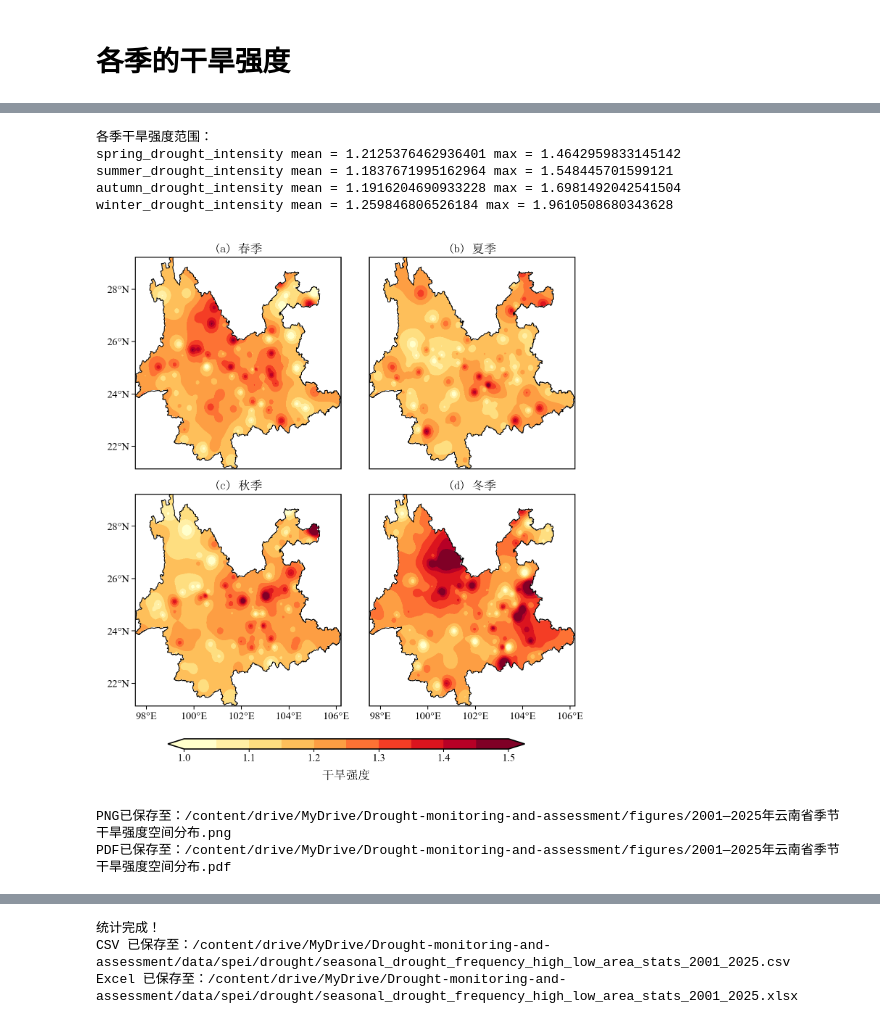
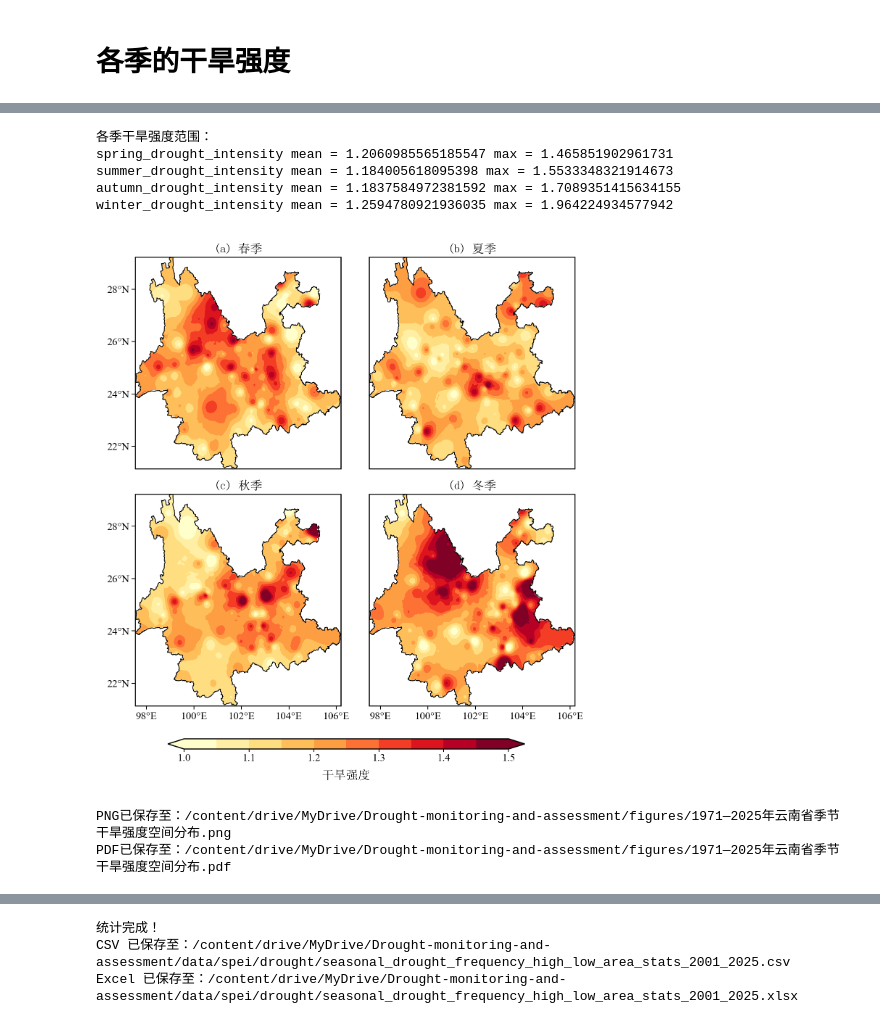
Before and after one commit to hongxu-yn/Drought-monitoring-and-assessment, a Jupyter notebook: src/气象干旱时空格局.ipynb, the cells around one changed output, grey strips where cells are left out. Saved outputs shown, nothing was run; the diff lists cells and outputs as text; code cells hidden in the pictures.

```diff
--- a/src/气象干旱时空格局.ipynb
+++ b/src/气象干旱时空格局.ipynb
@@ -123,7 +123,7 @@ path_spei = project_dir / 'data/spei/SPEI_month_1970_2025.csv'
 df_stations = pd.read_excel(path_station)
 spei_df = pd.read_csv(path_spei)
 
-startyear=1970
+startyear=1971
 endyear=2025
 spei_df = spei_df[spei_df['year'].between(startyear, endyear+1)]
 combined_df = pd.merge(spei_df, df_stations[['station', 'lat', 'lon']], on='station', how='inner')
@@ -1951,13 +2053,13 @@ yticks = [22, 24, 26, 28]
 # 4. 色带与分级
 #    这里绘制 slope_10a，单位为 SPEI03 / 10a
 # =====================================================
-vmin, vmax = -1.0, 1.0
-levels = np.linspace(vmin, vmax, 21)
+vmin, vmax = -0.2, 0.2
+levels = np.linspace(vmin, vmax, 11)   # 10个区间，需要11个边界点
 
 cmap = plt.get_cmap("RdYlBu")
 norm = mpl.colors.BoundaryNorm(levels, ncolors=cmap.N, clip=True)
 
-cbar_ticks = [-1.0, -0.5, 0.0, 0.5, 1.0]
+cbar_ticks = [-0.2, -0.1, 0.0, 0.1, 0.2]
 
 
 # =====================================================
@@ -2900,9 +3001,9 @@ nc_path =drought_dir /  f"seasonal_drought_frequency_intensity_{startyear}_{endy
 
 fig_dir = project_dir / "figures"
 fig_dir.mkdir(parents=True, exist_ok=True)
+out_png = fig_dir / f"{startyear}—{endyear}年云南省季节干旱强度空间分布.png"
+out_pdf = fig_dir / f"{startyear}—{endyear}年云南省季节干旱强度空间分布.pdf"
 
-out_png = fig_dir / "2001—2025年云南省季节干旱强度空间分布.png"
-out_pdf = fig_dir / "2001—2025年云南省季节干旱强度空间分布.pdf"
 
 # =====================================================
 # 4. 读取 nc 数据
@@ -3053,40 +3154,40 @@ cbar.set_ticklabels([f"{v:.1f}" for v in cbar_ticks])
 cbar.ax.minorticks_off()
 
 cbar.set_label("干旱强度", fontproperties=font_zh, fontsize=8)
 
 cbar.ax.tick_params(labelsize=7, length=2, width=0.5, pad=1)
 
 for label in cbar.ax.get_xticklabels():
     label.set_fontproperties(font_en)
     label.set_fontsize(7)
 
 # =====================================================
 # 11. 布局与保存
 # =====================================================
 plt.subplots_adjust(
     left=0.08,
     right=0.98,
     top=0.95,
     bottom=0.20,
     wspace=0.08,
     hspace=0.12
 )
 
 fig.savefig(out_png, dpi=300, bbox_inches="tight")
 fig.savefig(out_pdf, dpi=300, bbox_inches="tight")
 plt.show()
 
 print(f"PNG已保存至：{out_png}")
 print(f"PDF已保存至：{out_pdf}")
 # %% [output]
 各季干旱强度范围：
-spring_drought_intensity mean = 1.2125376462936401 max = 1.4642959833145142
-summer_drought_intensity mean = 1.1837671995162964 max = 1.548445701599121
-autumn_drought_intensity mean = 1.1916204690933228 max = 1.6981492042541504
-winter_drought_intensity mean = 1.259846806526184 max = 1.9610508680343628
+spring_drought_intensity mean = 1.2060985565185547 max = 1.465851902961731
+summer_drought_intensity mean = 1.184005618095398 max = 1.5533348321914673
+autumn_drought_intensity mean = 1.1837584972381592 max = 1.7089351415634155
+winter_drought_intensity mean = 1.2594780921936035 max = 1.964224934577942
-[figure, old version]
+[figure, new version]
-PNG已保存至：/content/drive/MyDrive/Drought-monitoring-and-assessment/figures/2001—2025年云南省季节干旱强度空间分布.png
-PDF已保存至：/content/drive/MyDrive/Drought-monitoring-and-assessment/figures/2001—2025年云南省季节干旱强度空间分布.pdf
+PNG已保存至：/content/drive/MyDrive/Drought-monitoring-and-assessment/figures/1971—2025年云南省季节干旱强度空间分布.png
+PDF已保存至：/content/drive/MyDrive/Drought-monitoring-and-assessment/figures/1971—2025年云南省季节干旱强度空间分布.pdf
 # %%
 import xarray as xr
 import numpy as np
```
Also changed, not shown: parts of 8 cells of this notebook.
